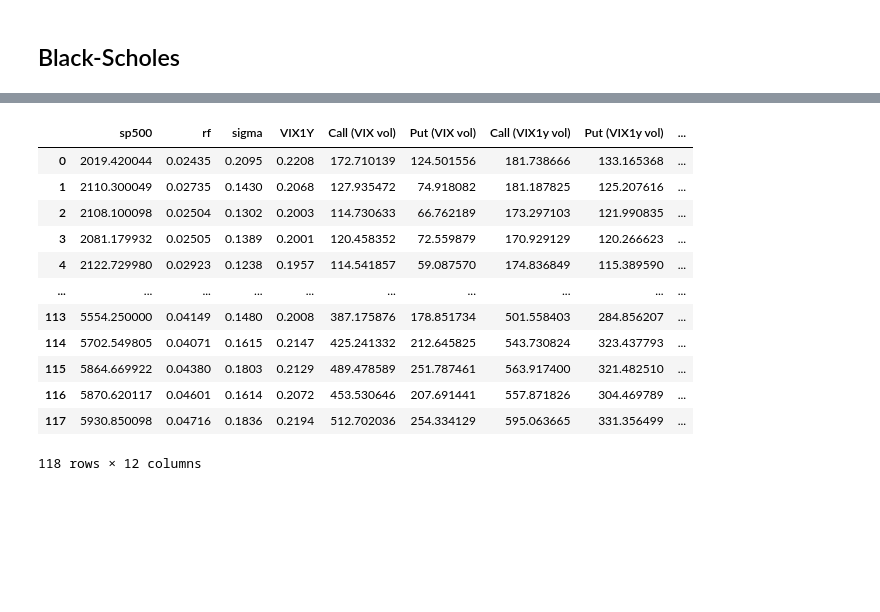
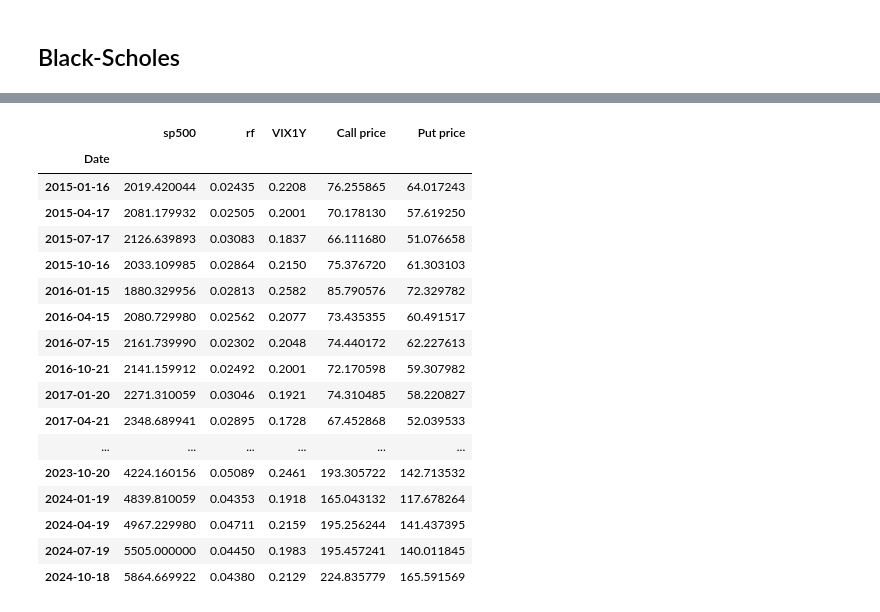
Before and after one commit to AlexanderJarvheden/DynamicPortfolioAllocationEuropeanOptions, a Jupyter notebook: optimization_algo.ipynb, the cells around one changed output, grey strips where cells are left out. Cells and saved outputs as stored; diff of their text form; code cells hidden in the pictures; blank space fills up the shorter version.

```diff
--- a/optimization_algo.ipynb
+++ b/optimization_algo.ipynb
@@ -22,7 +22,7 @@ MONEYNESS = {'CC': 1.02, 'PP': 0.98}
 # %%
 import yfinance as yf
 import pandas as pd
-tickers = ['^GSPC', '^VIX', '^TYX']
+tickers = ['^GSPC', '^TYX']
 # Documentation: https://ranaroussi.github.io/yfinance/reference/api/yfinance.download.html#yfinance.download
 df = yf.download(tickers, start=TMINUS, end=END, interval='1d',multi_level_index=True)
 # Inspiration from https://www.kaggle.com/code/alessandrozanette/s-p500-analysis-using-yfinance-data
@@ -42,7 +42,7 @@ df = df.rename(columns={'Price': ('Close', '^VIX1Y')})
 # Posted by MaxU - stand with Ukraine
 # Retrieved 2026-04-27, License - CC BY-SA 3.0
 
-newCols = {'Close_^GSPC': 'sp500', 'Close_^VIX': 'sigma', 'Close_^TYX': 'rf', 'Close_^VIX1Y': 'VIX1Y'} # rf = risk free rate
+newCols = {'Close_^GSPC': 'sp500', 'Close_^TYX': 'rf', 'Close_^VIX1Y': 'VIX1Y'} # rf = risk free rate
 df.columns = df.columns.map('_'.join).to_series().map(newCols)
 df['VIX1Y'] = df['VIX1Y'] / 100
 
@@ -142,65 +154,64 @@ class BlackScholesModel:
 
 def calculate_historical_volatility(stock_data, window=252):
     log_returns = np.log(stock_data / stock_data.shift(1))
     volatility = np.sqrt(window) * log_returns.std()
     return volatility
 
 # Lambda functions + pandas apply: Source - https://stackoverflow.com/a/60125623
 # Posted by Araldo van de Kraats
 # Retrieved 2026-04-27, License - CC BY-SA 4.0
 
-# df['Call (VIX vol)'] = df.apply(lambda x: BlackScholesModel(S = x.sp500, K = x.sp500*MONEYNESS['CC'], T = 1, r = x.rf, sigma = x.sigma).call_option_price(), axis=1)
-# df['Put (VIX vol)'] = df.apply(lambda x: BlackScholesModel(S = x.sp500, K = x.sp500*MONEYNESS['PP'], T = 1, r = x.rf, sigma = x.sigma).put_option_price(), axis=1)
+df['Call price'] = df.apply(lambda x: BlackScholesModel(S = x.sp500, K = x.sp500*MONEYNESS['CC'], T = 1./4, r = x.rf, sigma = x.VIX1Y).call_option_price(), axis=1)
+df['Put price'] = df.apply(lambda x: BlackScholesModel(S = x.sp500, K = x.sp500*MONEYNESS['PP'], T = 1./4, r = x.rf, sigma = x.VIX1Y).put_option_price(), axis=1)
 
-df['Call (VIX1y vol)'] = df.apply(lambda x: BlackScholesModel(S = x.sp500, K = x.sp500*MONEYNESS['CC'], T = 1, r = x.rf, sigma = x.VIX1Y).call_option_price(), axis=1)
-df['Put (VIX1y vol)'] = df.apply(lambda x: BlackScholesModel(S = x.sp500, K = x.sp500*MONEYNESS['PP'], T = 1, r = x.rf, sigma = x.VIX1Y).put_option_price(), axis=1)
-
-# df['Historical vol'] = df['sp500'].rolling(window=252, min_periods=252).apply(calculate_historical_volatility)
-# df = df.dropna() # remove tminus after first run
-# df['vol diff'] = df['sigma'] - df['Historical vol']
-# df['vol diff2'] = df['sigma'] - df['VIX1Y']
-# df
+df1 = df.dropna() # remove tminus after first run
 
 # Source - https://stackoverflow.com/a/28681097
 # Posted by Adam Smith, modified by community. See post 'Timeline' for change history
 # Retrieved 2026-04-24, License - CC BY-SA 3.0
 
 import calendar
 
 c = calendar.Calendar(firstweekday=calendar.SUNDAY)
+df1 = df
+df1['Date'] = df1.index
+year = df1['Date'].min().year + 1
+month = 1
 
-df['Date'] = df.index
-year = df['Date'].min().year
-month = df['Date'].min().month
+fridays = df1[df1['Date'] > '3000-04-23']
 
-fridays = df[df['Date'] > '3000-04-23']
-
-while(year <= df['Date'][len(df['Date'])-1].year):
+while(year <= df1['Date'][len(df1['Date'])-1].year):
     monthcal = c.monthdatescalendar(year,month)
     third_friday = [day for week in monthcal for day in week if \
                     day.weekday() == calendar.FRIDAY and \
                     day.month == month][2]
-    fridays = pd.concat([fridays, df[df['Date'] == str(third_friday)]], ignore_index=True)
-    if month == 12:
+    fridays = pd.concat([fridays, df1[df1['Date'] == str(third_friday)]], ignore_index=True)
+    if month == 10:
         month = 1
         year += 1
-    else: month += 1
+    else: month += 3
 
+fridays = fridays.set_index('Date')
 fridays
 # %% [output]
-|  | sp500 | rf | sigma | VIX1Y | Call (VIX vol) | Put (VIX vol) | Call (VIX1y vol) | Put (VIX1y vol) | ... |
-| 0 | 2019.420044 | 0.02435 | 0.2095 | 0.2208 | 172.710139 | 124.501556 | 181.738666 | 133.165368 | ... |
-| 1 | 2110.300049 | 0.02735 | 0.1430 | 0.2068 | 127.935472 | 74.918082 | 181.187825 | 125.207616 | ... |
-| 2 | 2108.100098 | 0.02504 | 0.1302 | 0.2003 | 114.730633 | 66.762189 | 173.297103 | 121.990835 | ... |
-| 3 | 2081.179932 | 0.02505 | 0.1389 | 0.2001 | 120.458352 | 72.559879 | 170.929129 | 120.266623 | ... |
-| 4 | 2122.729980 | 0.02923 | 0.1238 | 0.1957 | 114.541857 | 59.087570 | 174.836849 | 115.389590 | ... |
-| ... | ... | ... | ... | ... | ... | ... | ... | ... | ... |
-| 113 | 5554.250000 | 0.04149 | 0.1480 | 0.2008 | 387.175876 | 178.851734 | 501.558403 | 284.856207 | ... |
-| 114 | 5702.549805 | 0.04071 | 0.1615 | 0.2147 | 425.241332 | 212.645825 | 543.730824 | 323.437793 | ... |
-| 115 | 5864.669922 | 0.04380 | 0.1803 | 0.2129 | 489.478589 | 251.787461 | 563.917400 | 321.482510 | ... |
-| 116 | 5870.620117 | 0.04601 | 0.1614 | 0.2072 | 453.530646 | 207.691441 | 557.871826 | 304.469789 | ... |
-| 117 | 5930.850098 | 0.04716 | 0.1836 | 0.2194 | 512.702036 | 254.334129 | 595.063665 | 331.356499 | ... |
+|  | sp500 | rf | VIX1Y | Call price | Put price |
+| Date |  |  |  |  |  |
+| 2015-01-16 | 2019.420044 | 0.02435 | 0.2208 | 76.255865 | 64.017243 |
+| 2015-04-17 | 2081.179932 | 0.02505 | 0.2001 | 70.178130 | 57.619250 |
+| 2015-07-17 | 2126.639893 | 0.03083 | 0.1837 | 66.111680 | 51.076658 |
+| 2015-10-16 | 2033.109985 | 0.02864 | 0.2150 | 75.376720 | 61.303103 |
+| 2016-01-15 | 1880.329956 | 0.02813 | 0.2582 | 85.790576 | 72.329782 |
+| 2016-04-15 | 2080.729980 | 0.02562 | 0.2077 | 73.435355 | 60.491517 |
+| 2016-07-15 | 2161.739990 | 0.02302 | 0.2048 | 74.440172 | 62.227613 |
+| 2016-10-21 | 2141.159912 | 0.02492 | 0.2001 | 72.170598 | 59.307982 |
+| 2017-01-20 | 2271.310059 | 0.03046 | 0.1921 | 74.310485 | 58.220827 |
+| 2017-04-21 | 2348.689941 | 0.02895 | 0.1728 | 67.452868 | 52.039533 |
+| ... | ... | ... | ... | ... | ... |
+| 2023-10-20 | 4224.160156 | 0.05089 | 0.2461 | 193.305722 | 142.713532 |
+| 2024-01-19 | 4839.810059 | 0.04353 | 0.1918 | 165.043132 | 117.678264 |
+| 2024-04-19 | 4967.229980 | 0.04711 | 0.2159 | 195.256244 | 141.437395 |
+| 2024-07-19 | 5505.000000 | 0.04450 | 0.1983 | 195.457241 | 140.011845 |
+| 2024-10-18 | 5864.669922 | 0.04380 | 0.2129 | 224.835779 | 165.591569 |
-118 rows × 12 columns
 # %%
 # fridays = fridays.drop([0])
 # fridays = fridays.set_index('Date')
```
Also changed, not shown: parts of 6 cells of this notebook.
